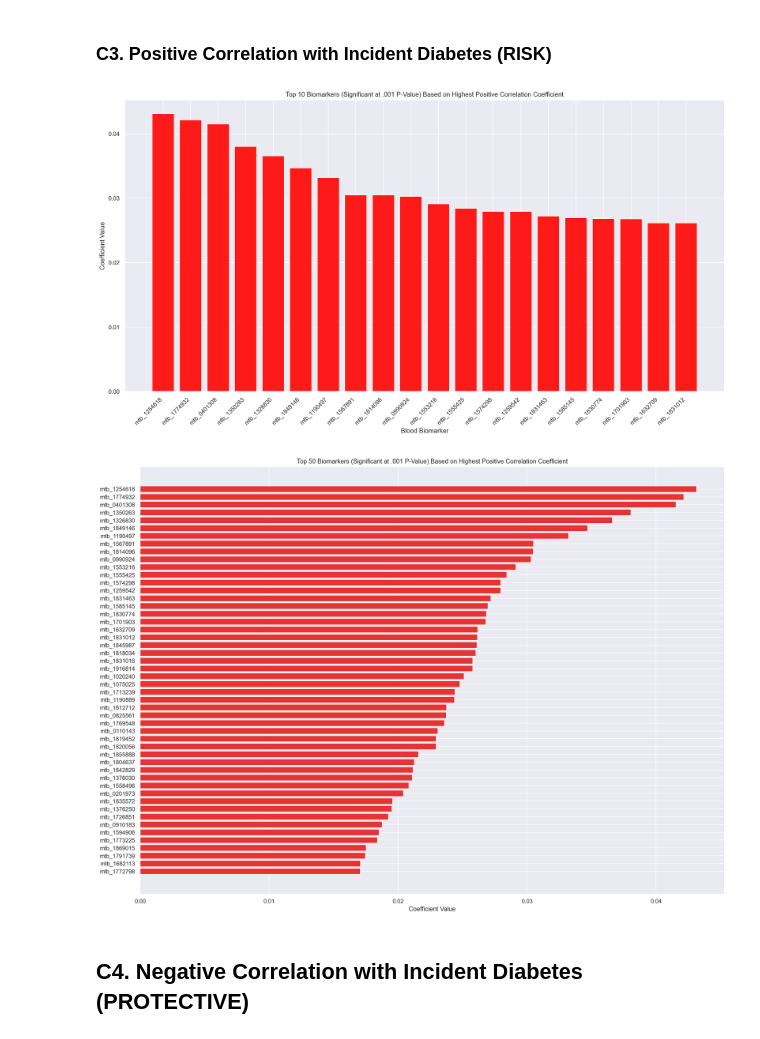
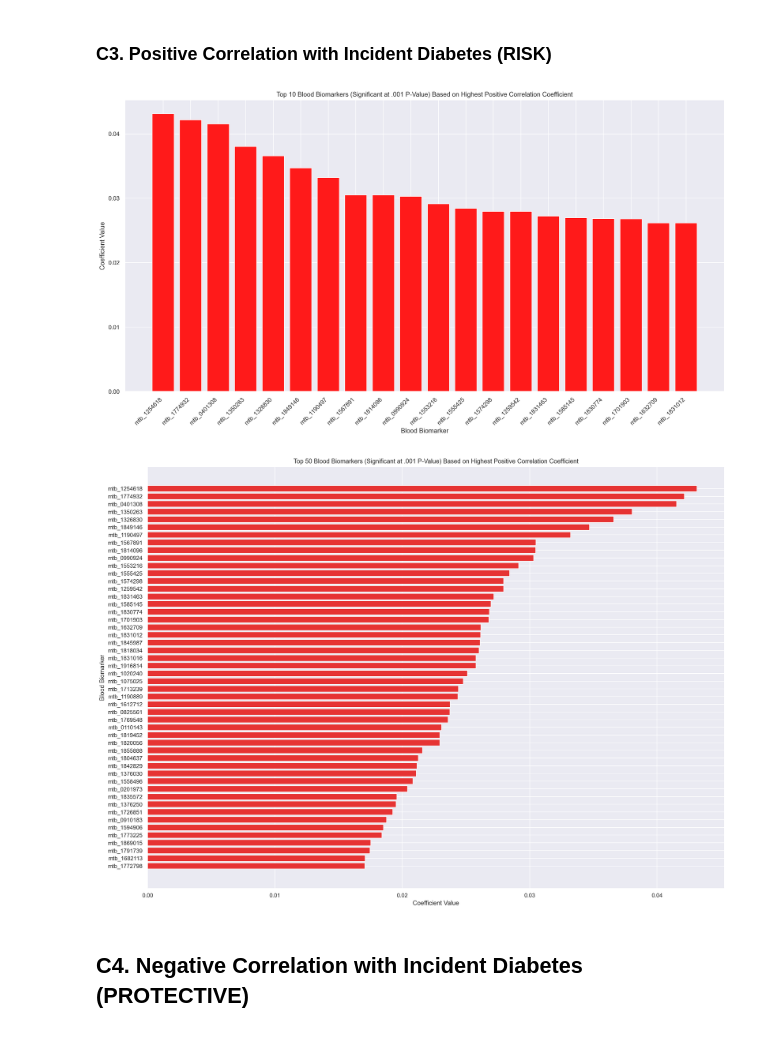
Before and after one commit to kmcneil901/Sapient-Case-Study, a Jupyter notebook: Sapient DS Test Project.ipynb, the cells around one changed output. Saved outputs shown, nothing was run; the diff lists cells and outputs as text; code cells hidden in the pictures.

```diff
--- a/Sapient DS Test Project.ipynb
+++ b/Sapient DS Test Project.ipynb
@@ -288,22 +347,23 @@ plt.figure(figsize=(20, 10))
 plt.bar(top_20_pos_corr_biomarkers['biomarker'], top_20_pos_corr_biomarkers['coef'], color=(1.0, 0.1, 0.1))
 plt.ylabel('Coefficient Value')
 plt.xlabel('Blood Biomarker')
-plt.title('Top 10 Biomarkers (Significant at .001 P-Value) Based on Highest Positive Correlation Coefficient')
+plt.title('Top 10 Blood Biomarkers (Significant at .001 P-Value) Based on Highest Positive Correlation Coefficient')
 plt.xticks(rotation=45, ha='right')  # Rotate x-axis labels for better readability
 plt.show()
 # %% [output]
-[figure, old version]
+[figure, new version]
 # %%
 top_50_pos_corr_biomarkers = top_positive_corr_biomarkers.head(50)
 
 plt.figure(figsize=(20, 15))
 plt.barh(top_50_pos_corr_biomarkers['biomarker'], top_50_pos_corr_biomarkers['coef'], color=(0.9, 0.2, 0.2))
 plt.xlabel('Coefficient Value')
-plt.title('Top 50 Biomarkers (Significant at .001 P-Value) Based on Highest Positive Correlation Coefficient')
+plt.ylabel('Blood Biomarker')
+plt.title('Top 50 Blood Biomarkers (Significant at .001 P-Value) Based on Highest Positive Correlation Coefficient')
 plt.gca().invert_yaxis()
 plt.show()
 # %% [output]
-[figure, old version]
+[figure, new version]
 # %% [markdown]
 ## C4. Negative Correlation with Incident Diabetes (PROTECTIVE)
 # %%
```
Also changed, not shown: parts of 59 cells of this notebook.
